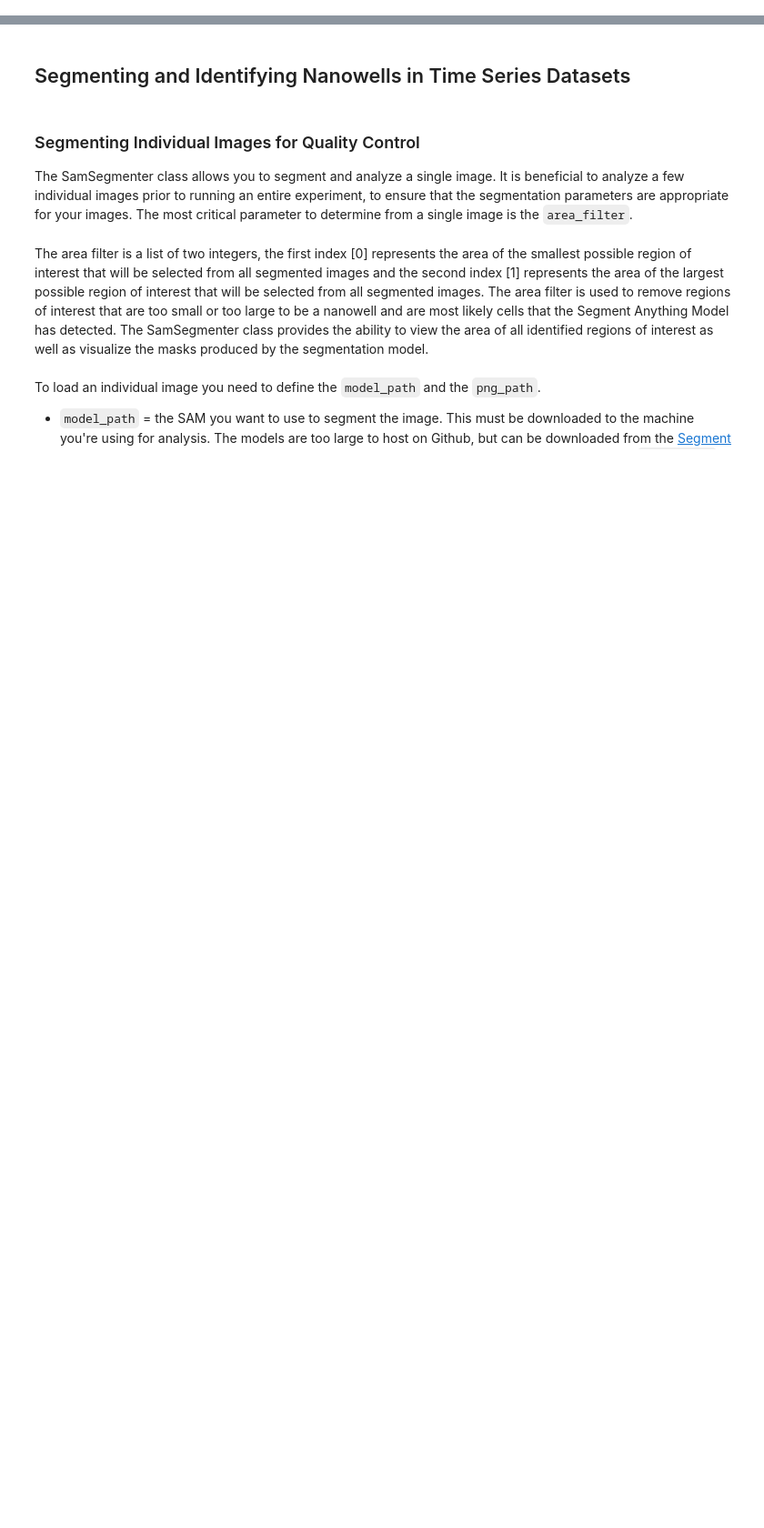
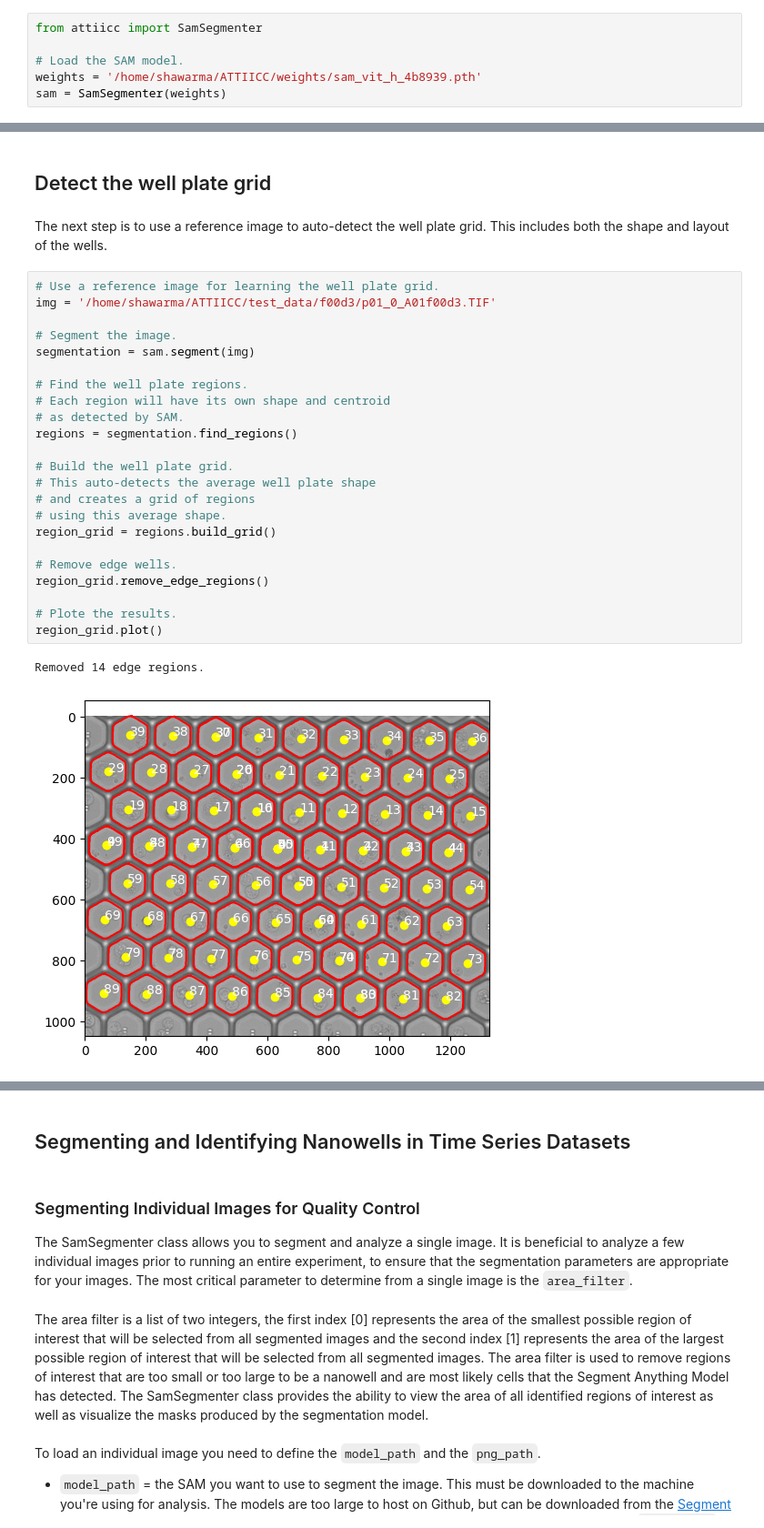
Before and after one commit to emmachancellor/ATTIICC, a Jupyter notebook: notebooks/segmentation_tutorial.ipynb, the cells around one changed output, grey strips where cells are left out. Shown at 91% size. Saved outputs shown, nothing was run; the diff lists cells and outputs as text; blank space fills up the shorter version.

```diff
--- a/notebooks/segmentation_tutorial.ipynb
+++ b/notebooks/segmentation_tutorial.ipynb
@@ -30,0 +22,6 @@ The autoreload extension is already loaded. To reload it, use:
+# %%
+from attiicc import SamSegmenter
+
+# Load the SAM model.
+weights = '/home/shawarma/ATTIICC/weights/sam_vit_h_4b8939.pth'
+sam = SamSegmenter(weights)
@@ -30,0 +33,30 @@ The autoreload extension is already loaded. To reload it, use:
+# %% [markdown]
+## Detect the well plate grid
+# %% [markdown]
+The next step is to use a reference image to auto-detect the well plate grid. This includes both the shape and layout of the wells.
+# %%
+# Use a reference image for learning the well plate grid.
+img = '/home/shawarma/ATTIICC/test_data/f00d3/p01_0_A01f00d3.TIF'
+
+# Segment the image.
+segmentation = sam.segment(img)
+
+# Find the well plate regions.
+# Each region will have its own shape and centroid
+# as detected by SAM.
+regions = segmentation.find_regions()
+
+# Build the well plate grid.
+# This auto-detects the average well plate shape
+# and creates a grid of regions
+# using this average shape.
+region_grid = regions.build_grid()
+
+# Remove edge wells.
+region_grid.remove_edge_regions()
+
+# Plote the results.
+region_grid.plot()
+# %% [output]
+Removed 14 edge regions.
+[figure, added]
```
Also changed, not shown: parts of 11 cells of this notebook, 4 other files.
